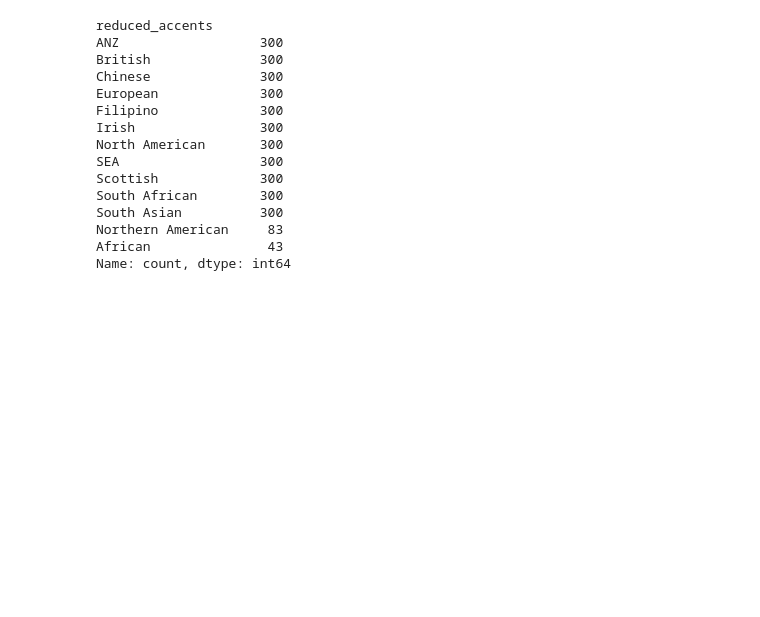
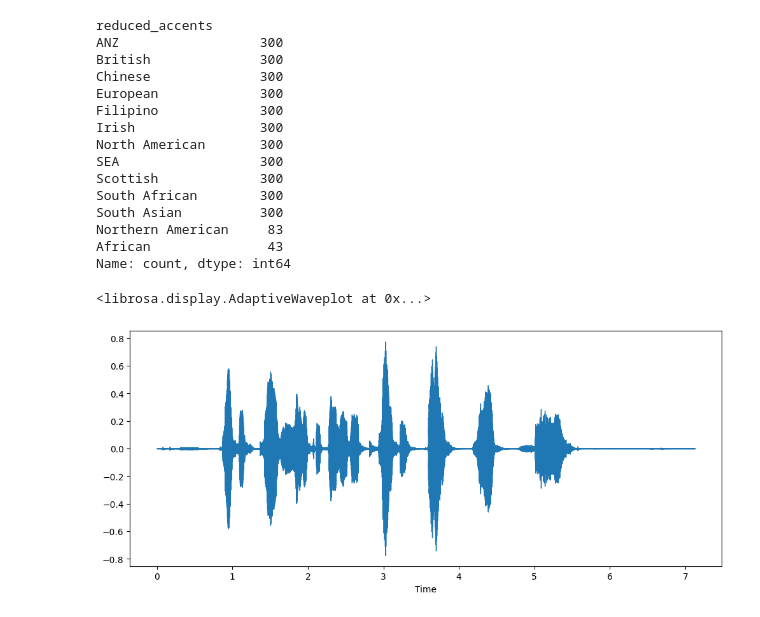
Before and after one commit to jamestq/eslai, a Jupyter notebook: notebooks/audio_data_cleanup.ipynb, the cells around one changed output. Saved outputs shown, nothing was run; the diff lists cells and outputs as text; code cells hidden in the pictures; blank space fills up the shorter version.

Commit message:
:zap: add additional audio treatment scripts

```diff
--- a/notebooks/audio_data_cleanup.ipynb
+++ b/notebooks/audio_data_cleanup.ipynb
@@ -104,0 +110,9 @@ validated_accent_test.to_csv(accent_test_path, index=False, sep="\t")
+# %%
+dataset = load_dataset("dataset/")
+array = dataset["train"][0]["audio"]["array"]
+sampling_rate = dataset["train"][0]["audio"]["sampling_rate"]
+plt.figure().set_figwidth(12)
+librosa.display.waveshow(array, sr=sampling_rate)
+# %% [output]
+<librosa.display.AdaptiveWaveplot at 0x...>
+[figure, added]
```
Also changed, not shown: parts of 2 cells of this notebook, 6 other files.
